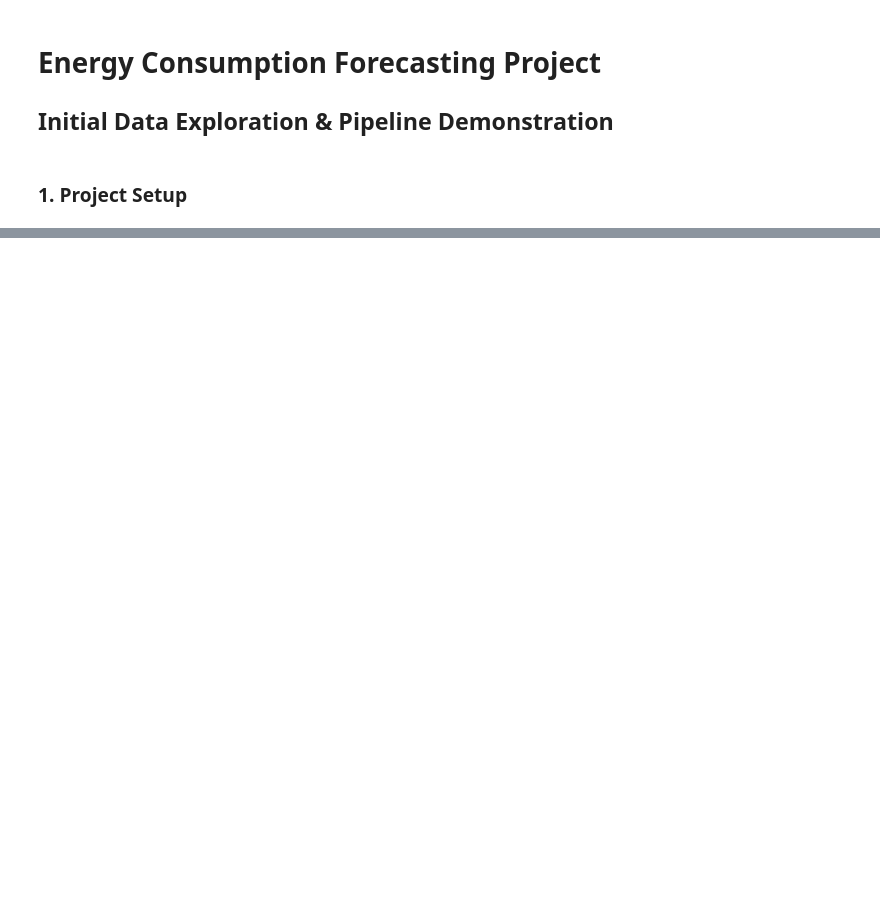
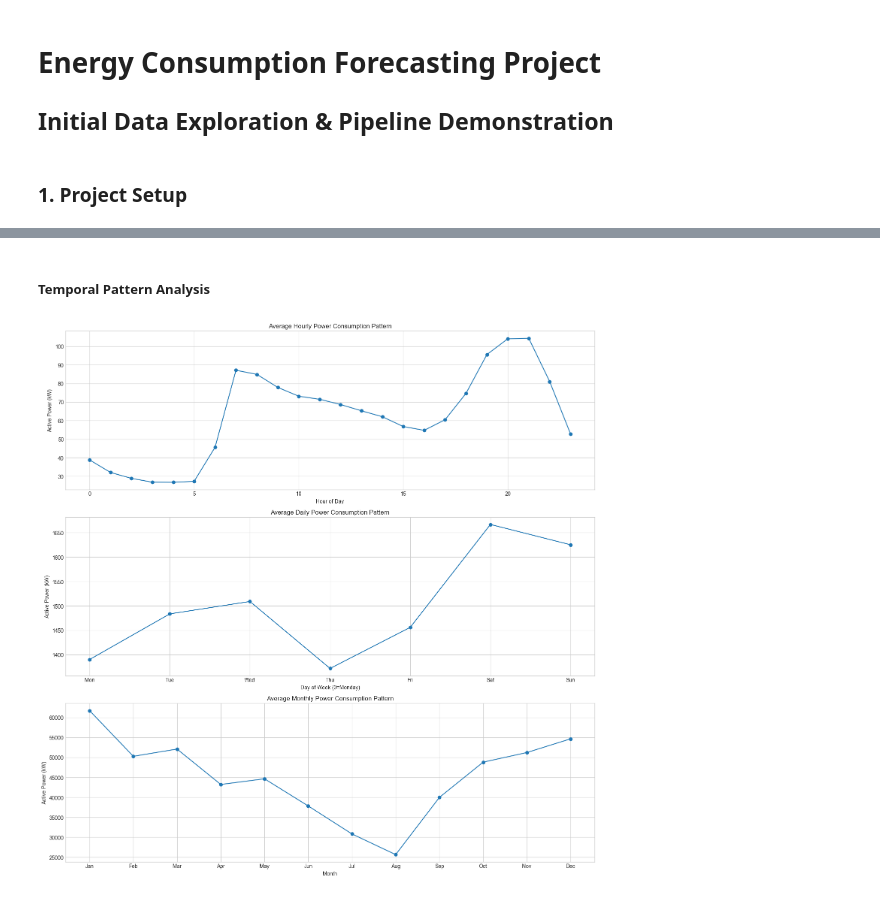
Before and after one commit to Ali-rashaideh/energy_forecasting_project, a Jupyter notebook: notebooks/EDA.ipynb, the cells around one changed output, grey strips where cells are left out. Saved outputs shown, nothing was run; the diff lists cells and outputs as text; code cells hidden in the pictures; blank space fills up the shorter version.

```diff
--- a/notebooks/EDA.ipynb
+++ b/notebooks/EDA.ipynb
@@ -133,0 +226,48 @@ def plot_hourly_patterns(df, title_suffix=""):
+# %%
+hourly = new_df['hourly']
+daily = new_df['daily']
+weekly = new_df['weekly']
+# %% [markdown]
+##### Temporal Pattern Analysis
+# %%
+def plot_temporal_patterns(data_dict):
+    fig, axes = plt.subplots(3, 1, figsize=(15, 15))
+
+    # Hourly patterns
+    hourly = data_dict['hourly']
+    hourly['hour'] = hourly.index.hour
+    hourly.groupby('hour')['Global_active_power'].mean().plot(ax=axes[0], marker='o')
+    axes[0].set_title('Average Hourly Power Consumption Pattern')
+    axes[0].set_xlabel('Hour of Day')
+    axes[0].set_ylabel('Active Power (kW)')
+    axes[0].grid(True)
+
+    # Daily patterns
+    daily = data_dict['daily']
+    daily['dayofweek'] = daily.index.dayofweek
+    daily.groupby('dayofweek')['Global_active_power'].mean().plot(ax=axes[1], marker='o')
+    axes[1].set_title('Average Daily Power Consumption Pattern')
+    axes[1].set_xlabel('Day of Week (0=Monday)')
+    axes[1].set_ylabel('Active Power (kW)')
+    axes[1].set_xticks(range(7))
+    axes[1].set_xticklabels(['Mon', 'Tue', 'Wed', 'Thu', 'Fri', 'Sat', 'Sun'])
+    axes[1].grid(True)
+
+    # Monthly patterns
+    monthly = daily.resample('M').sum()
+    monthly['month'] = monthly.index.month
+    monthly.groupby('month')['Global_active_power'].mean().plot(ax=axes[2], marker='o')
+    axes[2].set_title('Average Monthly Power Consumption Pattern')
+    axes[2].set_xlabel('Month')
+    axes[2].set_ylabel('Active Power (kW)')
+    axes[2].set_xticks(range(1, 13))
+    axes[2].set_xticklabels(['Jan', 'Feb', 'Mar', 'Apr', 'May', 'Jun',
+                             'Jul', 'Aug', 'Sep', 'Oct', 'Nov', 'Dec'])
+    axes[2].grid(True)
+
+    plt.tight_layout()
+    plt.show()
+
+plot_temporal_patterns(new_df)
+# %% [output]
+[figure, added]
```
Also changed, not shown: parts of 27 cells of this notebook, 2 other files.
